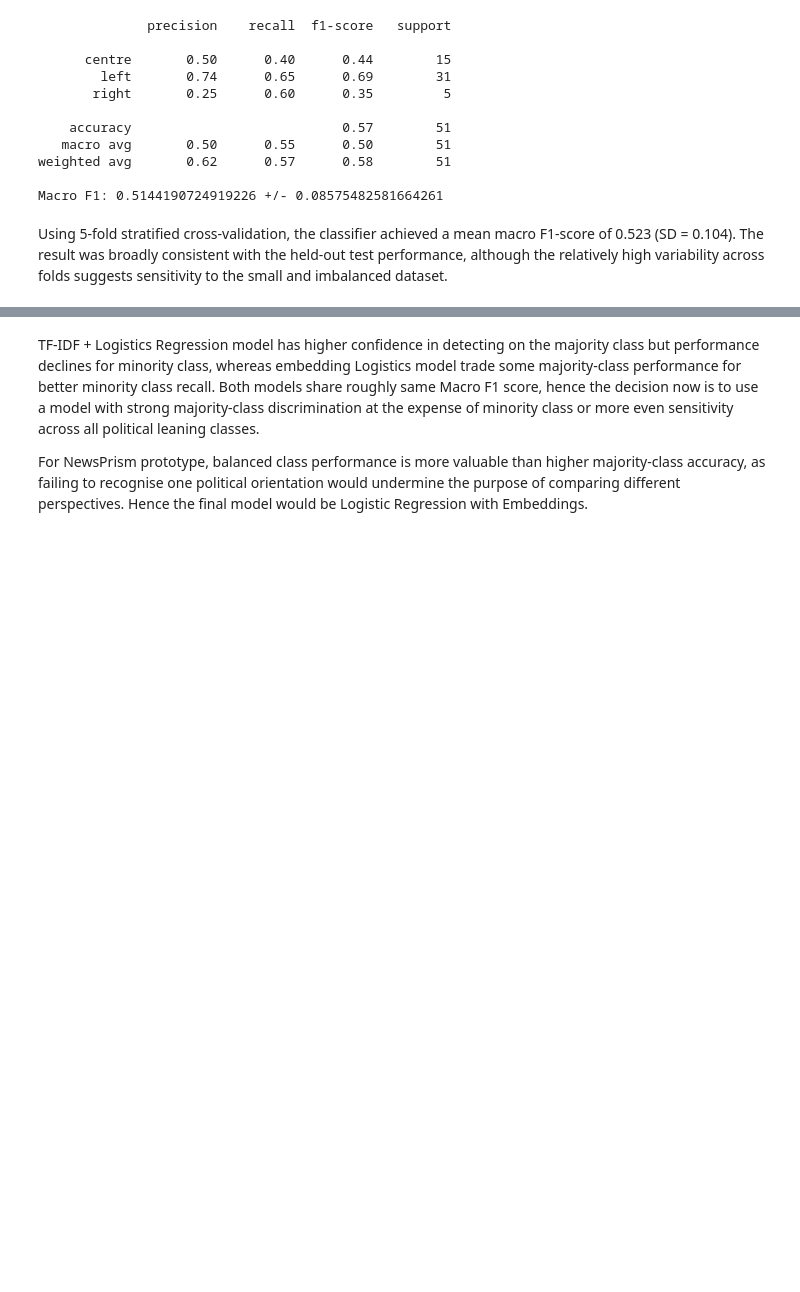
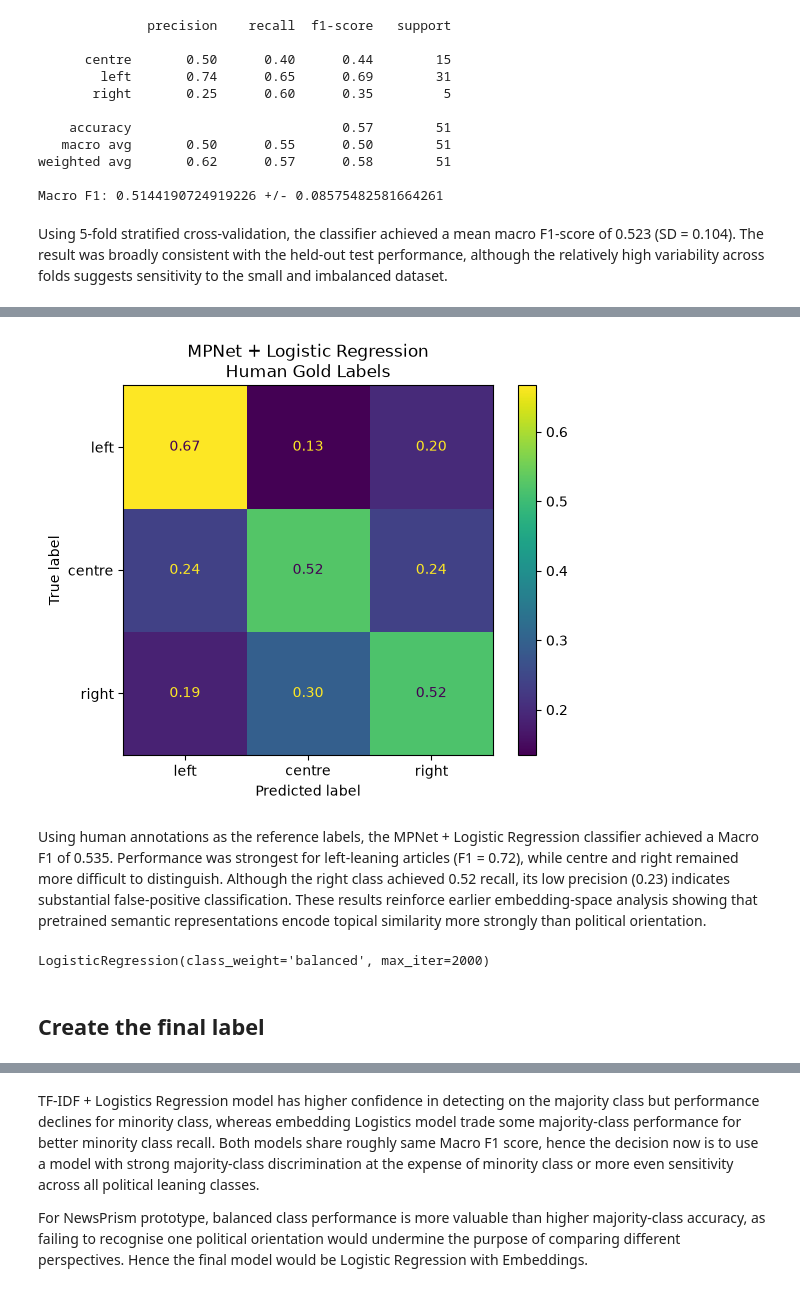
Before and after one commit to jessnxa/nlp_at2_newsprism, a Jupyter notebook: notebooks/02_political_leaning/political_leaning_classif.ipynb, the cells around one changed output, grey strips where cells are left out. Drawn from its saved outputs; the diff is of its cells as text; code cells hidden in the pictures; blank space fills up the shorter version.

```diff
--- a/notebooks/02_political_leaning/political_leaning_classif.ipynb
+++ b/notebooks/02_political_leaning/political_leaning_classif.ipynb
@@ -388,3 +404,3 @@ human_sample = pd.concat([agree, disagree]).sample(frac=1, random_state=42)
 # %%
-# X_train, X_test, y_train, y_test = train_test_split(model_data["clean_text"], model_data["label_human"], test_size=0.25, random_state=42, stratify=model_data["label_human"])
+X_train, X_test, y_train, y_test = train_test_split(model_data["clean_text"], model_data["label_human"], test_size=0.25, random_state=42, stratify=model_data["label_human"])
 # %%
@@ -738,0 +828,6 @@ Using 5-fold stratified cross-validation, the classifier achieved a mean macro F
+# %%
+X_gold = np.vstack([embed_article(text) for text in gold["clean_text"].fillna("")])
+
+y_gold = gold["label_human"]
+
+print(X_gold.shape)
@@ -738,0 +878,24 @@ Using 5-fold stratified cross-validation, the classifier achieved a mean macro F
+# %%
+cv = StratifiedKFold(n_splits=5, shuffle=True, random_state=42)
+gold_model = LogisticRegression(max_iter=2000, class_weight="balanced")
+
+# oof: each article is predicted by a model that didnt train on that article
+oof_pred = cross_val_predict(gold_model, X_gold, y_gold, cv=cv)
+
+print(
+    classification_report(
+        y_gold,
+        oof_pred,
+        labels=["left", "centre", "right"],
+        zero_division=0
+    )
+)
+
+print(
+    "Macro F1:",
+    f1_score(
+        y_gold,
+        oof_pred,
+        average="macro"
+    )
+)
@@ -738,0 +914,25 @@ Using 5-fold stratified cross-validation, the classifier achieved a mean macro F
+# %%
+from sklearn.metrics import ConfusionMatrixDisplay
+
+ConfusionMatrixDisplay.from_predictions(
+    y_gold,
+    oof_pred,
+    labels=["left", "centre", "right"],
+    normalize="true",
+    values_format=".2f"
+)
+
+plt.title("MPNet + Logistic Regression\nHuman Gold Labels")
+plt.show()
+# %% [output]
+[figure, added]
+# %% [markdown]
+Using human annotations as the reference labels, the MPNet + Logistic Regression classifier achieved a Macro F1 of 0.535. Performance was strongest for left-leaning articles (F1 = 0.72), while centre and right remained more difficult to distinguish. Although the right class achieved 0.52 recall, its low precision (0.23) indicates substantial false-positive classification. These results reinforce earlier embedding-space analysis showing that pretrained semantic representations encode topical similarity more strongly than political orientation.
+# %%
+final_model = LogisticRegression(max_iter=2000, class_weight="balanced")
+
+final_model.fit(X_gold, y_gold)
+# %% [output]
+LogisticRegression(class_weight='balanced', max_iter=2000)
+# %% [markdown]
+## Create the final label
```
Also changed, not shown: parts of 44 cells of this notebook, 5 other files.
